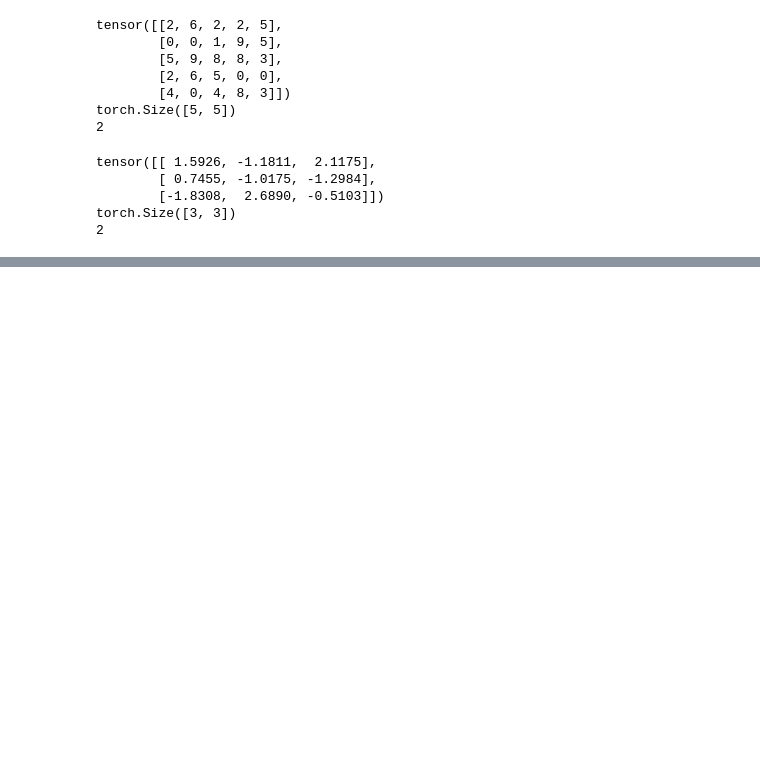
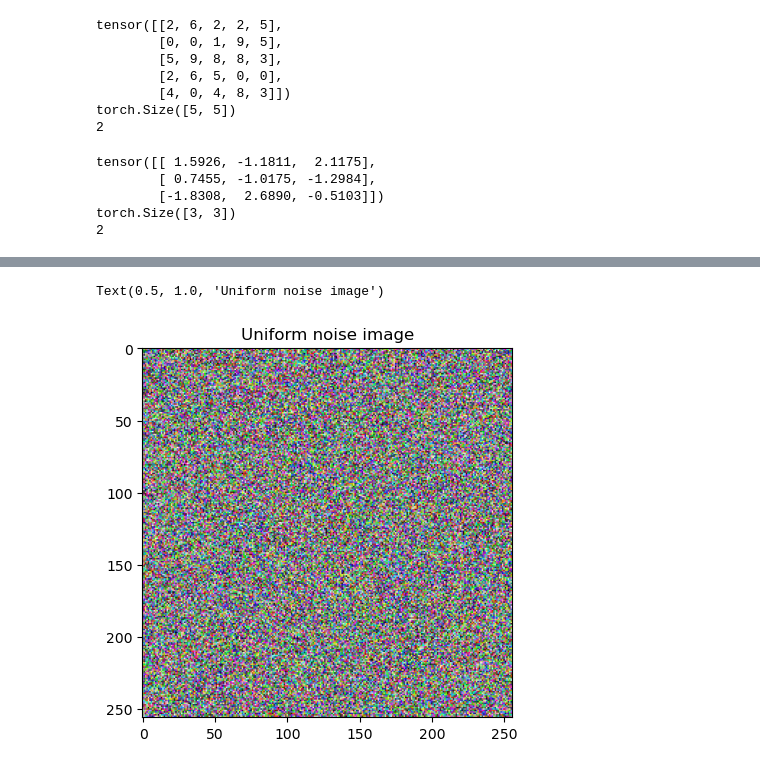
Before and after one commit to Sudharsan25/AI_ML, a Jupyter notebook: DL/ComputerVision/PyTorch/tensors.ipynb, the cells around one changed output, grey strips where cells are left out. Cells and saved outputs as stored; diff of their text form; code cells hidden in the pictures; blank space fills up the shorter version.

```diff
--- a/DL/ComputerVision/PyTorch/tensors.ipynb
+++ b/DL/ComputerVision/PyTorch/tensors.ipynb
@@ -203,0 +204,10 @@ Text(0.5, 1.0, 'Uniform noise image')
+# %%
+# creating noise in image using pytorch for RGB
+
+uniform_noise_rgb = torch.rand((256,256, 3))
+
+plt.imshow(uniform_noise_rgb.numpy())
+plt.title("Uniform noise image")
+# %% [output]
+Text(0.5, 1.0, 'Uniform noise image')
+[figure, added]
```
Also changed, not shown: parts of 1 cell of this notebook.
